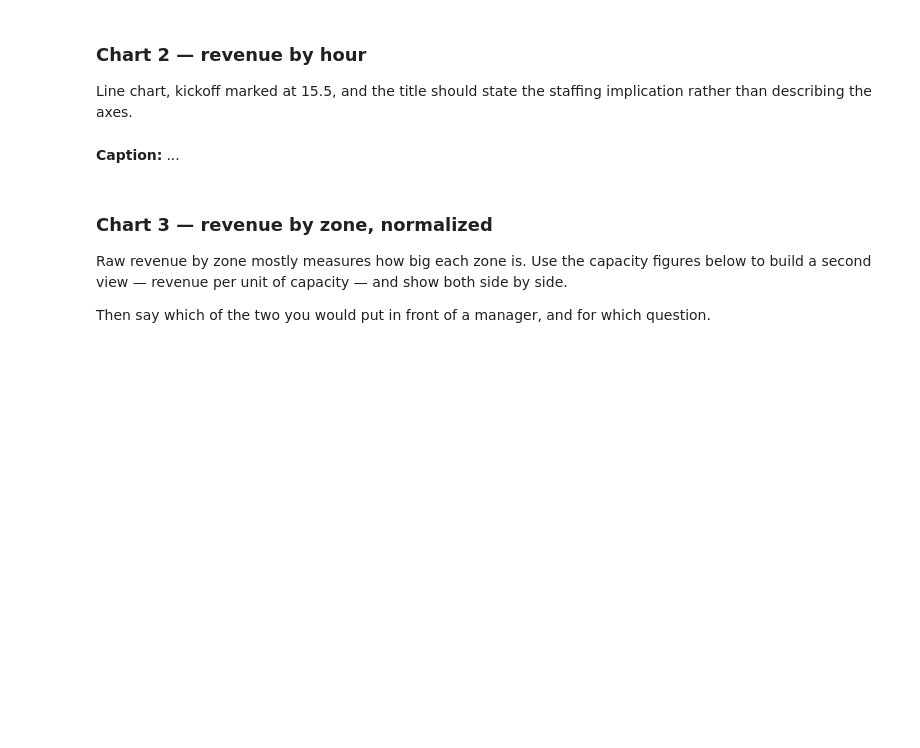
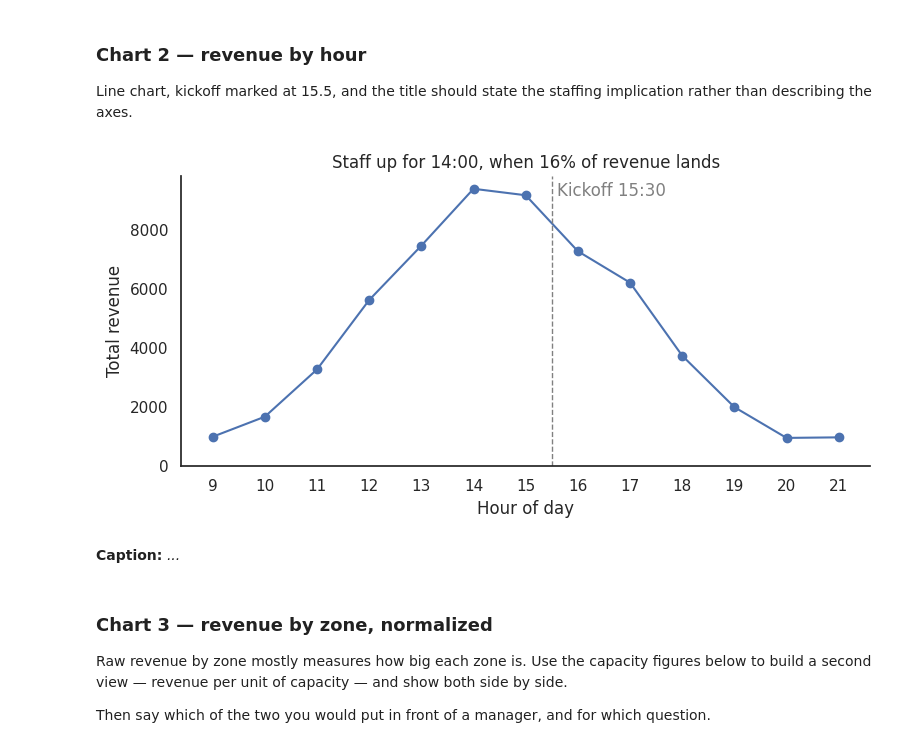
Before and after one commit to michaelhunter12/ds2002-fa26, a Jupyter notebook: notebooks/07-visualization/2026-11-13 — Visualization Challenge — Lab.ipynb, the cells around one changed output. Drawn from its saved outputs; the diff is of its cells as text; code cells hidden in the pictures; blank space fills up the shorter version.

```diff
--- a/notebooks/07-visualization/2026-11-13 — Visualization Challenge — Lab.ipynb
+++ b/notebooks/07-visualization/2026-11-13 — Visualization Challenge — Lab.ipynb
@@ -133,6 +126,37 @@ plt.show()
 Line chart, kickoff marked at 15.5, and the title should state the staffing implication rather than describing the axes.
 # %%
 # TODO
+
+import matplotlib.pyplot as plt
+
+KICKOFF = 15.5
+
+# Total revenue per hour
+by_hour = df.groupby("hour")["revenue"].sum().sort_index()
+
+# Peak hour and its share of total revenue, used to write the title
+peak_hour = by_hour.idxmax()
+peak_share = by_hour.loc[peak_hour] / by_hour.sum()
+
+fig, ax = plt.subplots(figsize=(8, 4))
+ax.plot(by_hour.index, by_hour.values, marker="o")
+
+# Kickoff marker
+ax.axvline(KICKOFF, color="gray", linestyle="--", linewidth=1)
+ax.annotate("Kickoff 15:30", xy=(KICKOFF, 1), xycoords=("data", "axes fraction"),
+            xytext=(4, -4), textcoords="offset points", va="top", color="gray")
+
+ax.set_ylim(bottom=0)
+ax.set_xticks(by_hour.index)
+ax.set_xlabel("Hour of day")
+ax.set_ylabel("Total revenue")
+ax.set_title(f"Staff up for {peak_hour}:00, when {peak_share:.0%} of revenue lands")
+ax.spines[["top", "right"]].set_visible(False)
+
+plt.tight_layout()
+plt.show()
+# %% [output]
+[figure, added]
 # %% [markdown]
 **Caption:** _..._
 # %% [markdown]
```
Also changed, not shown: parts of 3 cells of this notebook.
